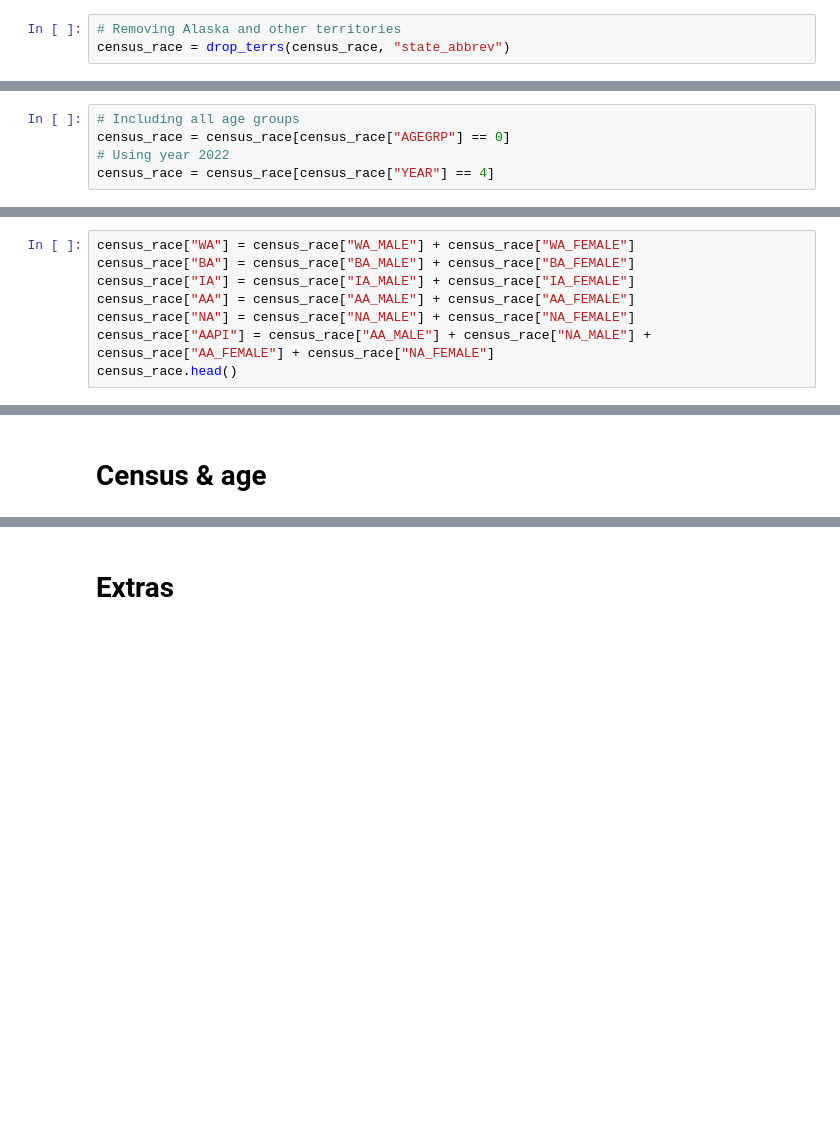
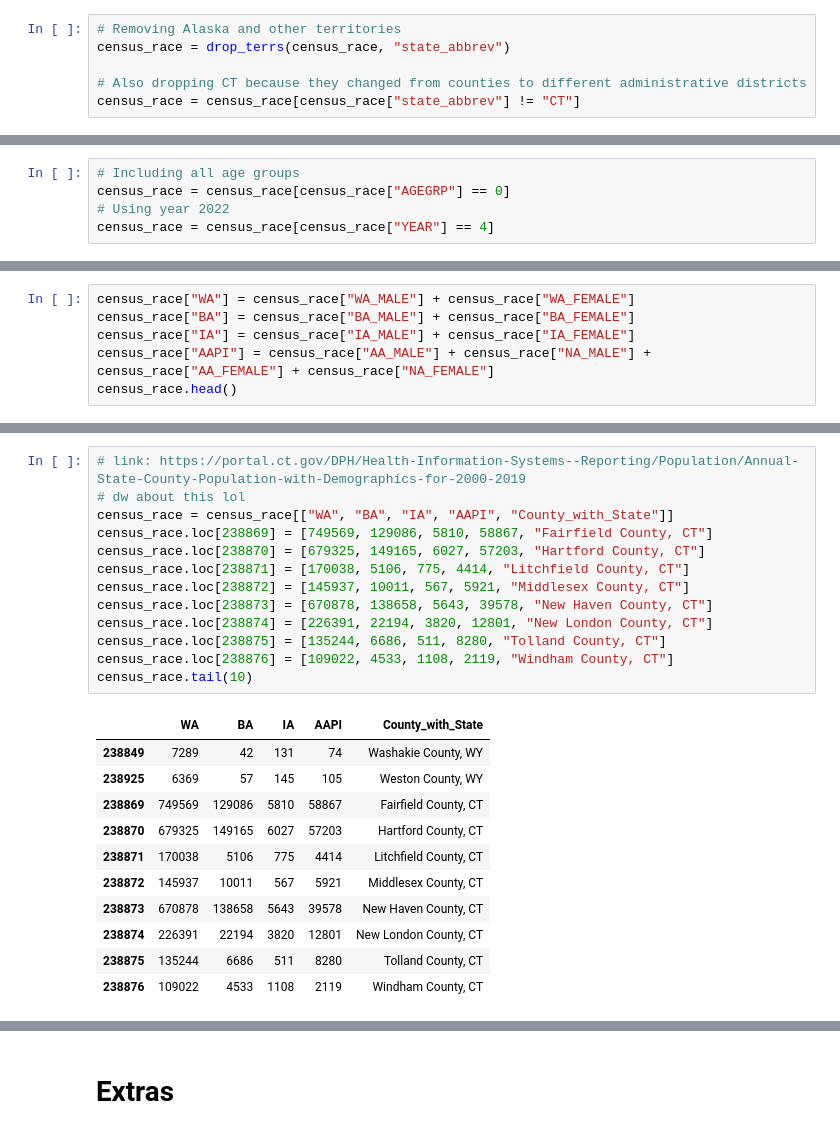
Before and after one commit to natehiatt/covid_vax_project, a Jupyter notebook: notebooks/nate_scratch.ipynb, the cells around one changed output, grey strips where cells are left out. Saved outputs shown, nothing was run; the diff lists cells and outputs as text; blank space fills up the shorter version.

```diff
--- a/notebooks/nate_scratch.ipynb
+++ b/notebooks/nate_scratch.ipynb
@@ -790,3 +804,6 @@ def drop_terrs(df, state):
 # %%
 # Removing Alaska and other territories
 census_race = drop_terrs(census_race, "state_abbrev")
+
+# Also dropping CT because they changed from counties to different administrative districts
+census_race = census_race[census_race["state_abbrev"] != "CT"]
@@ -815,8 +835,6 @@ Name: count, Length: 3114, dtype: int64
 census_race["WA"] = census_race["WA_MALE"] + census_race["WA_FEMALE"]
 census_race["BA"] = census_race["BA_MALE"] + census_race["BA_FEMALE"]
 census_race["IA"] = census_race["IA_MALE"] + census_race["IA_FEMALE"]
-census_race["AA"] = census_race["AA_MALE"] + census_race["AA_FEMALE"]
-census_race["NA"] = census_race["NA_MALE"] + census_race["NA_FEMALE"]
 census_race["AAPI"] = census_race["AA_MALE"] + census_race["NA_MALE"] +  census_race["AA_FEMALE"] + census_race["NA_FEMALE"]
 census_race.head()
 # %% [output]
@@ -830,2 +848,25 @@ census_race.head()
-# %% [markdown]
-# Census & age
+# %%
+# link: https://portal.ct.gov/DPH/Health-Information-Systems--Reporting/Population/Annual-State-County-Population-with-Demographics-for-2000-2019
+# dw about this lol
+census_race = census_race[["WA", "BA", "IA", "AAPI", "County_with_State"]]
+census_race.loc[238869] = [749569, 129086, 5810, 58867, "Fairfield County, CT"]
+census_race.loc[238870] = [679325, 149165, 6027, 57203, "Hartford County, CT"]
+census_race.loc[238871] = [170038, 5106, 775, 4414, "Litchfield County, CT"]
+census_race.loc[238872] = [145937, 10011, 567, 5921, "Middlesex County, CT"]
+census_race.loc[238873] = [670878, 138658, 5643, 39578, "New Haven County, CT"]
+census_race.loc[238874] = [226391, 22194, 3820, 12801, "New London County, CT"]
+census_race.loc[238875] = [135244, 6686, 511, 8280, "Tolland County, CT"]
+census_race.loc[238876] = [109022, 4533, 1108, 2119, "Windham County, CT"]
+census_race.tail(10)
+# %% [output]
+|  | WA | BA | IA | AAPI | County_with_State |
+| 238849 | 7289 | 42 | 131 | 74 | Washakie County, WY |
+| 238925 | 6369 | 57 | 145 | 105 | Weston County, WY |
+| 238869 | 749569 | 129086 | 5810 | 58867 | Fairfield County, CT |
+| 238870 | 679325 | 149165 | 6027 | 57203 | Hartford County, CT |
+| 238871 | 170038 | 5106 | 775 | 4414 | Litchfield County, CT |
+| 238872 | 145937 | 10011 | 567 | 5921 | Middlesex County, CT |
+| 238873 | 670878 | 138658 | 5643 | 39578 | New Haven County, CT |
+| 238874 | 226391 | 22194 | 3820 | 12801 | New London County, CT |
+| 238875 | 135244 | 6686 | 511 | 8280 | Tolland County, CT |
+| 238876 | 109022 | 4533 | 1108 | 2119 | Windham County, CT |
```
Also changed, not shown: parts of 24 cells of this notebook.
